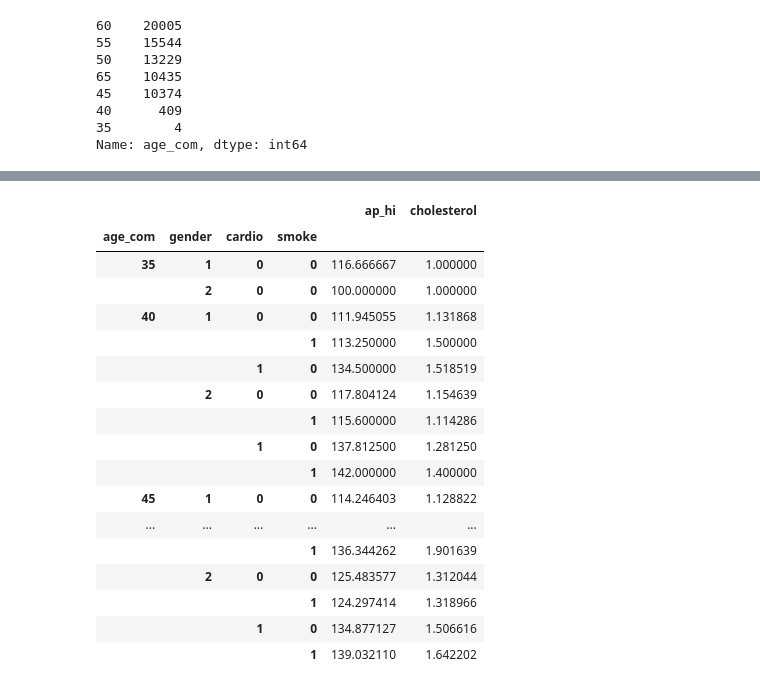
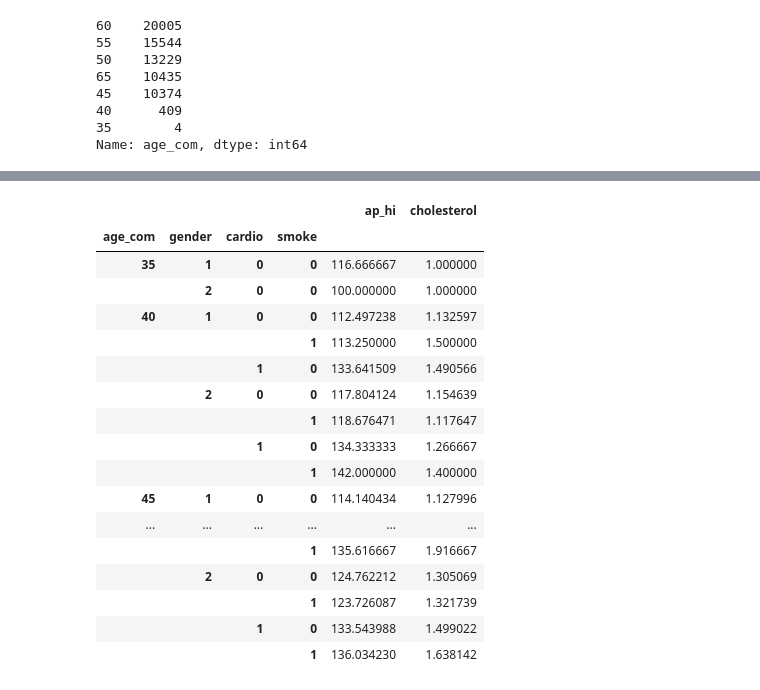
Before and after one commit to EkaterinaZernyukova/data_analysis, a Jupyter notebook: jupyter_notebook/eda_cardio_train.ipynb, the cells around one changed output, grey strips where cells are left out. Saved outputs shown, nothing was run; the diff lists cells and outputs as text; code cells hidden in the pictures.

```diff
--- a/jupyter_notebook/eda_cardio_train.ipynb
+++ b/jupyter_notebook/eda_cardio_train.ipynb
@@ -210,3 +217,33 @@ df_clean
 # %%
-new_age={40.0:45,41.0:45,42.0:45,43.0:45,44.0:45,45.0:45,39.0:40,30.0:35,46.0:50,47.0:50,48.0:50,49.0:50,50.0:50,51.0:55,52.0:55,53.0:55,54.0:55,55.0:55,56.0:60,57.0:60,58.0:60,59.0:60,60.0:60,61.0:65,62.0:65,63.0:65,64.0:65,65.0:65}
-df["age_com"]=df["age"].map(new_age)
+new_age = {
+    40.0: 45,
+    41.0: 45,
+    42.0: 45,
+    43.0: 45,
+    44.0: 45,
+    45.0: 45,
+    39.0: 40,
+    30.0: 35,
+    46.0: 50,
+    47.0: 50,
+    48.0: 50,
+    49.0: 50,
+    50.0: 50,
+    51.0: 55,
+    52.0: 55,
+    53.0: 55,
+    54.0: 55,
+    55.0: 55,
+    56.0: 60,
+    57.0: 60,
+    58.0: 60,
+    59.0: 60,
+    60.0: 60,
+    61.0: 65,
+    62.0: 65,
+    63.0: 65,
+    64.0: 65,
+    65.0: 65
+}
+df["age_com"] = df["age"].map(new_age)
+# группировка возраста
@@ -223,3 +274,7 @@ df["age_com"].value_counts()
 40      409
 35        4
 Name: age_com, dtype: int64
+# %%
+df_ap = df.drop(df[(df["ap_hi"] > 170) | (df["ap_hi"] < 50)].index)
+df_ap.shape[0] / df.shape[0]
+# расчет и удаление выбросов
@@ -226,21 +298,22 @@ Name: age_com, dtype: int64
 # %%
-df.pivot_table(values=["cholesterol","ap_hi"],index=["age_com","gender","cardio","smoke"])
+df_ap.pivot_table(values=["ap_hi", "cholesterol"],
+                  index=["age_com", "gender", "cardio", "smoke"])
 # %% [output]
 |  |  |  |  | ap_hi | cholesterol |
 | age_com | gender | cardio | smoke |  |  |
 | 35 | 1 | 0 | 0 | 116.666667 | 1.000000 |
 |  | 2 | 0 | 0 | 100.000000 | 1.000000 |
-| 40 | 1 | 0 | 0 | 111.945055 | 1.131868 |
+| 40 | 1 | 0 | 0 | 112.497238 | 1.132597 |
 |  |  |  | 1 | 113.250000 | 1.500000 |
-|  |  | 1 | 0 | 134.500000 | 1.518519 |
+|  |  | 1 | 0 | 133.641509 | 1.490566 |
 |  | 2 | 0 | 0 | 117.804124 | 1.154639 |
-|  |  |  | 1 | 115.600000 | 1.114286 |
-|  |  | 1 | 0 | 137.812500 | 1.281250 |
+|  |  |  | 1 | 118.676471 | 1.117647 |
+|  |  | 1 | 0 | 134.333333 | 1.266667 |
 |  |  |  | 1 | 142.000000 | 1.400000 |
-| 45 | 1 | 0 | 0 | 114.246403 | 1.128822 |
+| 45 | 1 | 0 | 0 | 114.140434 | 1.127996 |
 | ... | ... | ... | ... | ... | ... |
-|  |  |  | 1 | 136.344262 | 1.901639 |
-|  | 2 | 0 | 0 | 125.483577 | 1.312044 |
-|  |  |  | 1 | 124.297414 | 1.318966 |
-|  |  | 1 | 0 | 134.877127 | 1.506616 |
-|  |  |  | 1 | 139.032110 | 1.642202 |
+|  |  |  | 1 | 135.616667 | 1.916667 |
+|  | 2 | 0 | 0 | 124.762212 | 1.305069 |
+|  |  |  | 1 | 123.726087 | 1.321739 |
+|  |  | 1 | 0 | 133.543988 | 1.499022 |
+|  |  |  | 1 | 136.034230 | 1.638142 |
```
Also changed, not shown: parts of 34 cells of this notebook, 2 other files.
